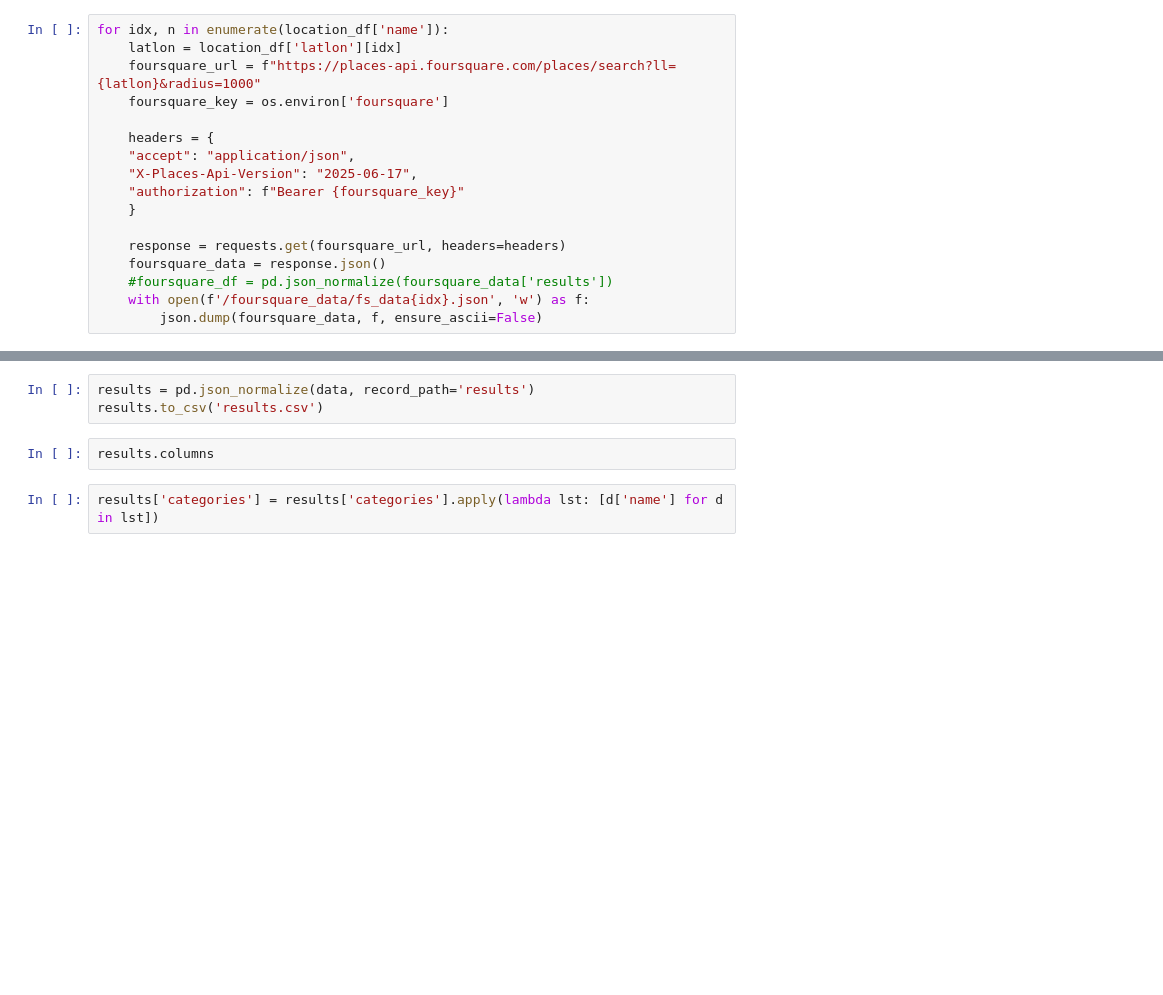
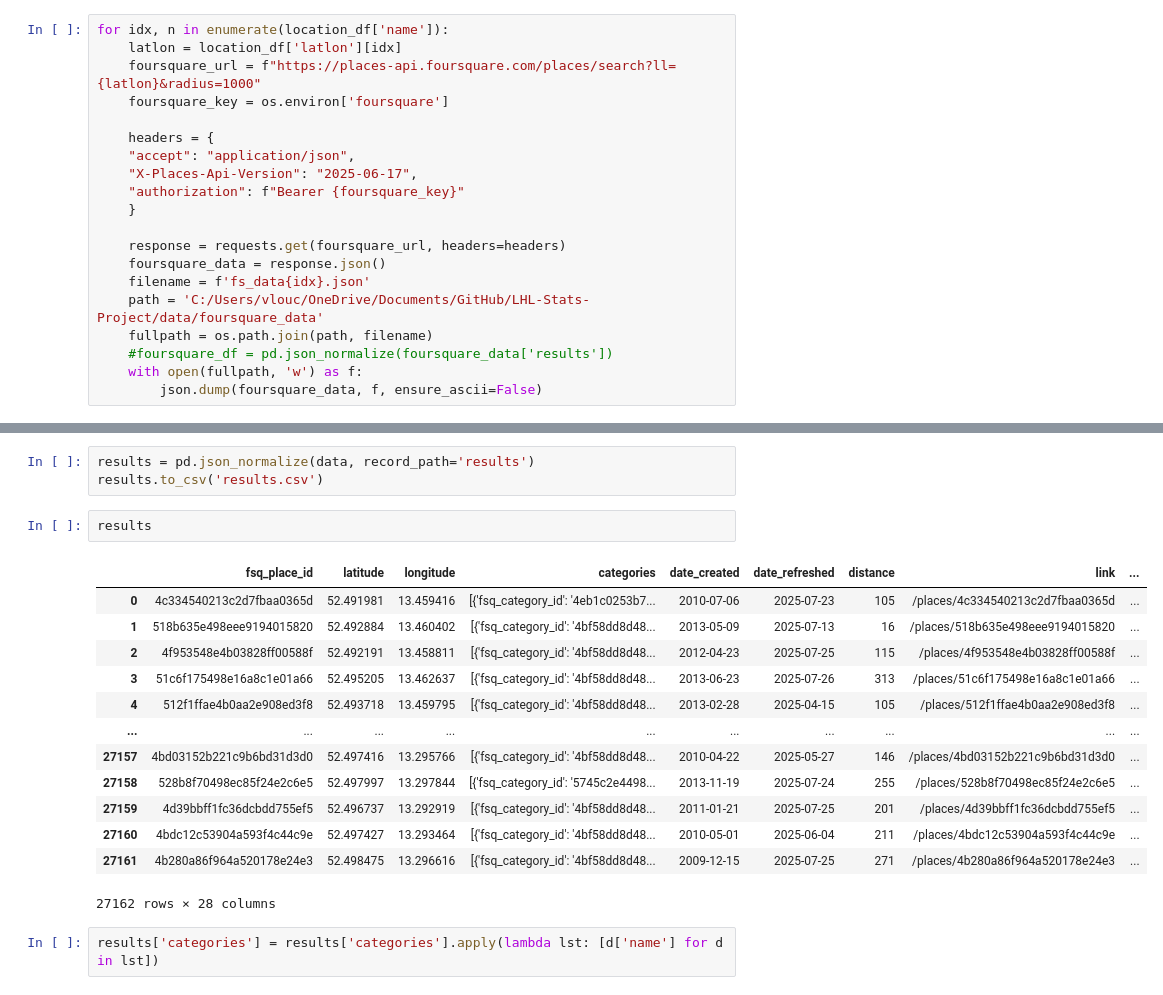
Before and after one commit to velika778/LHL-Stats-Project, a Jupyter notebook: notebooks/yelp_foursquare_EDA.ipynb, the cells around one changed output, grey strips where cells are left out. Drawn from its saved outputs; the diff is of its cells as text; blank space fills up the shorter version.

```diff
--- a/notebooks/yelp_foursquare_EDA.ipynb
+++ b/notebooks/yelp_foursquare_EDA.ipynb
@@ -36,7 +79,10 @@ for idx, n in enumerate(location_df['name']):
 
     response = requests.get(foursquare_url, headers=headers)
     foursquare_data = response.json()
+    filename = f'fs_data{idx}.json'
+    path = 'C:/Users/vlouc/OneDrive/Documents/GitHub/LHL-Stats-Project/data/foursquare_data'
+    fullpath = os.path.join(path, filename)
     #foursquare_df = pd.json_normalize(foursquare_data['results'])
-    with open(f'/foursquare_data/fs_data{idx}.json', 'w') as f:
+    with open(fullpath, 'w') as f:
         json.dump(foursquare_data, f, ensure_ascii=False)
 # %%
@@ -54,7 +99,21 @@ with open('output-file.json', 'r') as f:
 results = pd.json_normalize(data, record_path='results')
 results.to_csv('results.csv')
 # %%
-results.columns
+results
+# %% [output]
+|  | fsq_place_id | latitude | longitude | categories | date_created | date_refreshed | distance | link | ... |
+| 0 | 4c334540213c2d7fbaa0365d | 52.491981 | 13.459416 | [{'fsq_category_id': '4eb1c0253b7... | 2010-07-06 | 2025-07-23 | 105 | /places/4c334540213c2d7fbaa0365d | ... |
+| 1 | 518b635e498eee9194015820 | 52.492884 | 13.460402 | [{'fsq_category_id': '4bf58dd8d48... | 2013-05-09 | 2025-07-13 | 16 | /places/518b635e498eee9194015820 | ... |
+| 2 | 4f953548e4b03828ff00588f | 52.492191 | 13.458811 | [{'fsq_category_id': '4bf58dd8d48... | 2012-04-23 | 2025-07-25 | 115 | /places/4f953548e4b03828ff00588f | ... |
+| 3 | 51c6f175498e16a8c1e01a66 | 52.495205 | 13.462637 | [{'fsq_category_id': '4bf58dd8d48... | 2013-06-23 | 2025-07-26 | 313 | /places/51c6f175498e16a8c1e01a66 | ... |
+| 4 | 512f1ffae4b0aa2e908ed3f8 | 52.493718 | 13.459795 | [{'fsq_category_id': '4bf58dd8d48... | 2013-02-28 | 2025-04-15 | 105 | /places/512f1ffae4b0aa2e908ed3f8 | ... |
+| ... | ... | ... | ... | ... | ... | ... | ... | ... | ... |
+| 27157 | 4bd03152b221c9b6bd31d3d0 | 52.497416 | 13.295766 | [{'fsq_category_id': '4bf58dd8d48... | 2010-04-22 | 2025-05-27 | 146 | /places/4bd03152b221c9b6bd31d3d0 | ... |
+| 27158 | 528b8f70498ec85f24e2c6e5 | 52.497997 | 13.297844 | [{'fsq_category_id': '5745c2e4498... | 2013-11-19 | 2025-07-24 | 255 | /places/528b8f70498ec85f24e2c6e5 | ... |
+| 27159 | 4d39bbff1fc36dcbdd755ef5 | 52.496737 | 13.292919 | [{'fsq_category_id': '4bf58dd8d48... | 2011-01-21 | 2025-07-25 | 201 | /places/4d39bbff1fc36dcbdd755ef5 | ... |
+| 27160 | 4bdc12c53904a593f4c44c9e | 52.497427 | 13.293464 | [{'fsq_category_id': '4bf58dd8d48... | 2010-05-01 | 2025-06-04 | 211 | /places/4bdc12c53904a593f4c44c9e | ... |
+| 27161 | 4b280a86f964a520178e24e3 | 52.498475 | 13.296616 | [{'fsq_category_id': '4bf58dd8d48... | 2009-12-15 | 2025-07-25 | 271 | /places/4b280a86f964a520178e24e3 | ... |
+27162 rows × 28 columns
 # %%
 results['categories'] = results['categories'].apply(lambda lst: [d['name'] for d in lst])
 # %%
```
Also changed, not shown: parts of 7 cells of this notebook, 4 other files.
